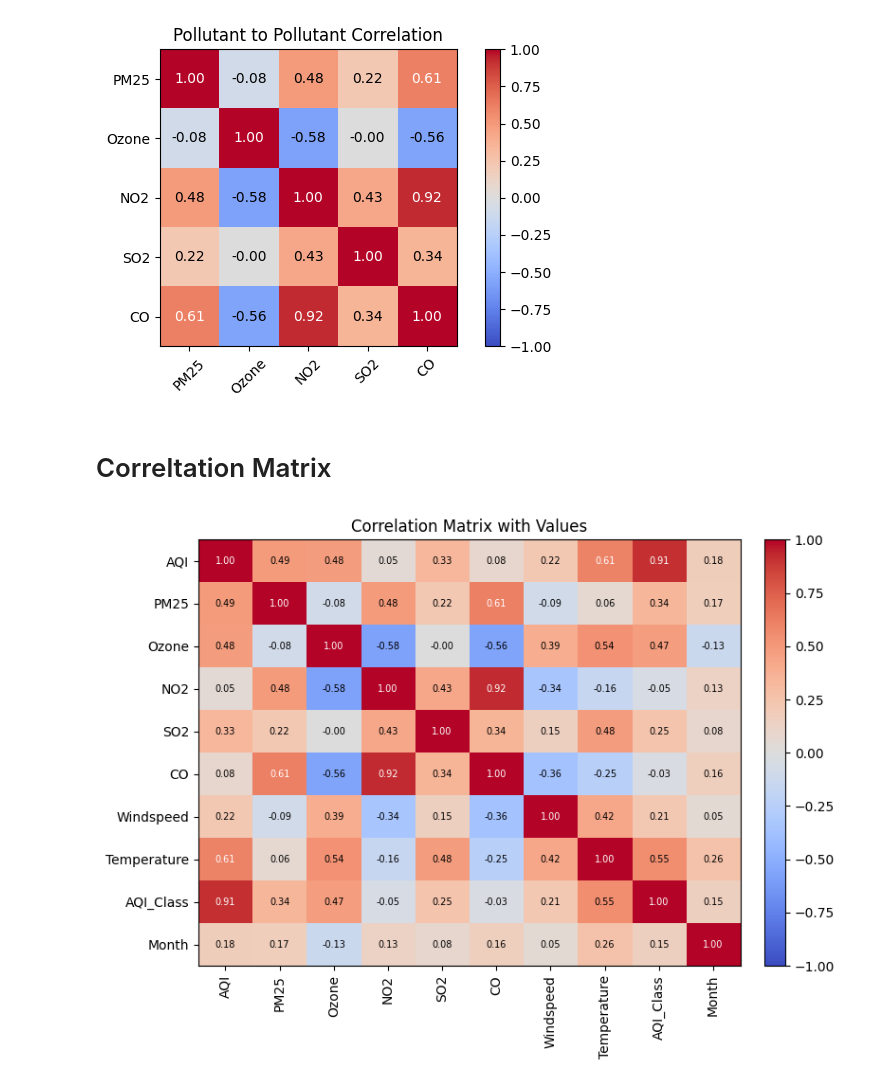
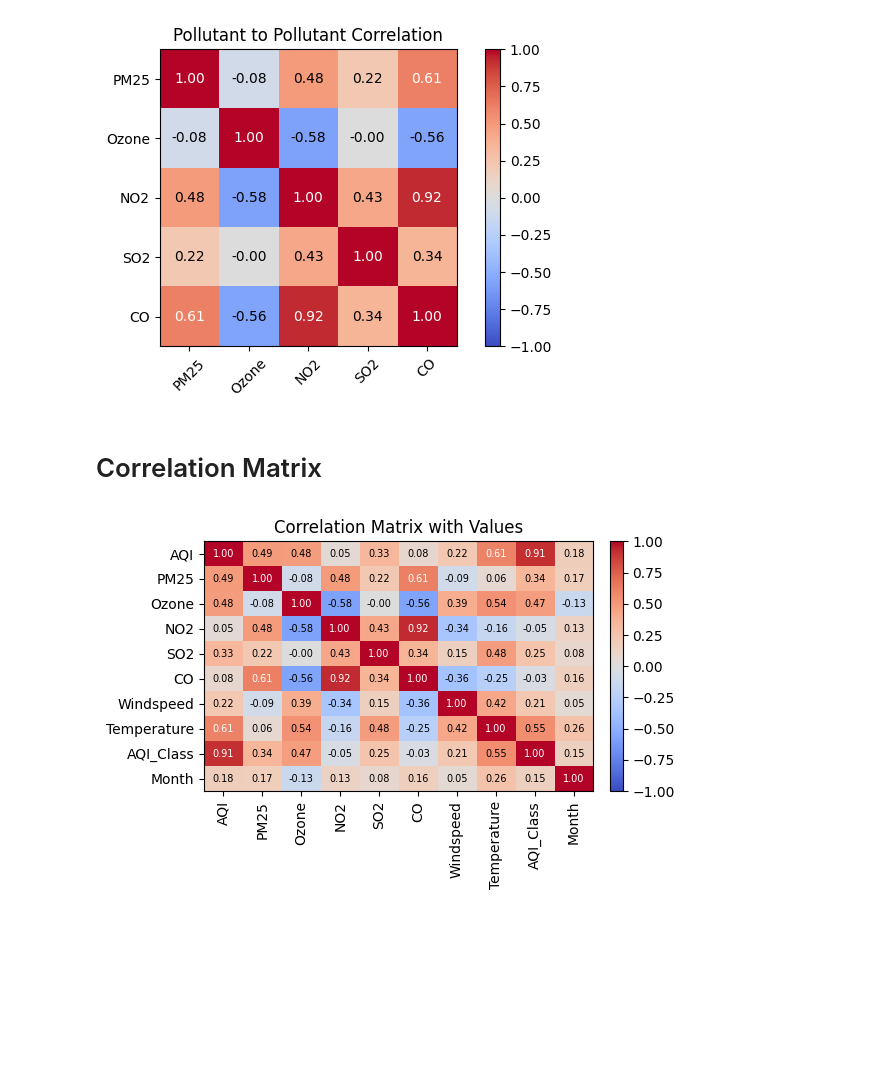
Before and after one commit to ayushib-2/aqi-prediction, a Jupyter notebook: notebooks/exploratory_data_analysis.ipynb, the cells around one changed output. Drawn from its saved outputs; the diff is of its cells as text; code cells hidden in the pictures; blank space fills up the shorter version.

```diff
--- a/notebooks/exploratory_data_analysis.ipynb
+++ b/notebooks/exploratory_data_analysis.ipynb
@@ -216,27 +216,27 @@ plt.show()
 # %% [output]
 [figure]
 # %% [markdown]
-# Correltation Matrix
+# Correlation Matrix
 # %%
 num_cols = [c for c in df.columns if pd.api.types.is_numeric_dtype(df[c])]
 corr = df[num_cols].corr(numeric_only=True)
 
-plt.figure(figsize=(8,6))
+plt.figure(figsize=(6,4))
 im = plt.imshow(corr.values, cmap="coolwarm", aspect="auto", vmin=-1, vmax=1)
 plt.colorbar(im, fraction=0.046, pad=0.04)
 plt.xticks(range(len(num_cols)), num_cols, rotation=90)
 plt.yticks(range(len(num_cols)), num_cols)
 
 for i in range(len(num_cols)):
     for j in range(len(num_cols)):
         val = corr.values[i, j]
         plt.text(j, i, f"{val:.2f}",
                  ha="center", va="center",
                  color="white" if abs(val) > 0.6 else "black",
                  fontsize=7)
 
 plt.title("Correlation Matrix with Values")
 plt.tight_layout()
 plt.show()
 # %% [output]
-[figure, old version]
+[figure, new version]
```
Also changed, not shown: parts of 1 cell of this notebook.
